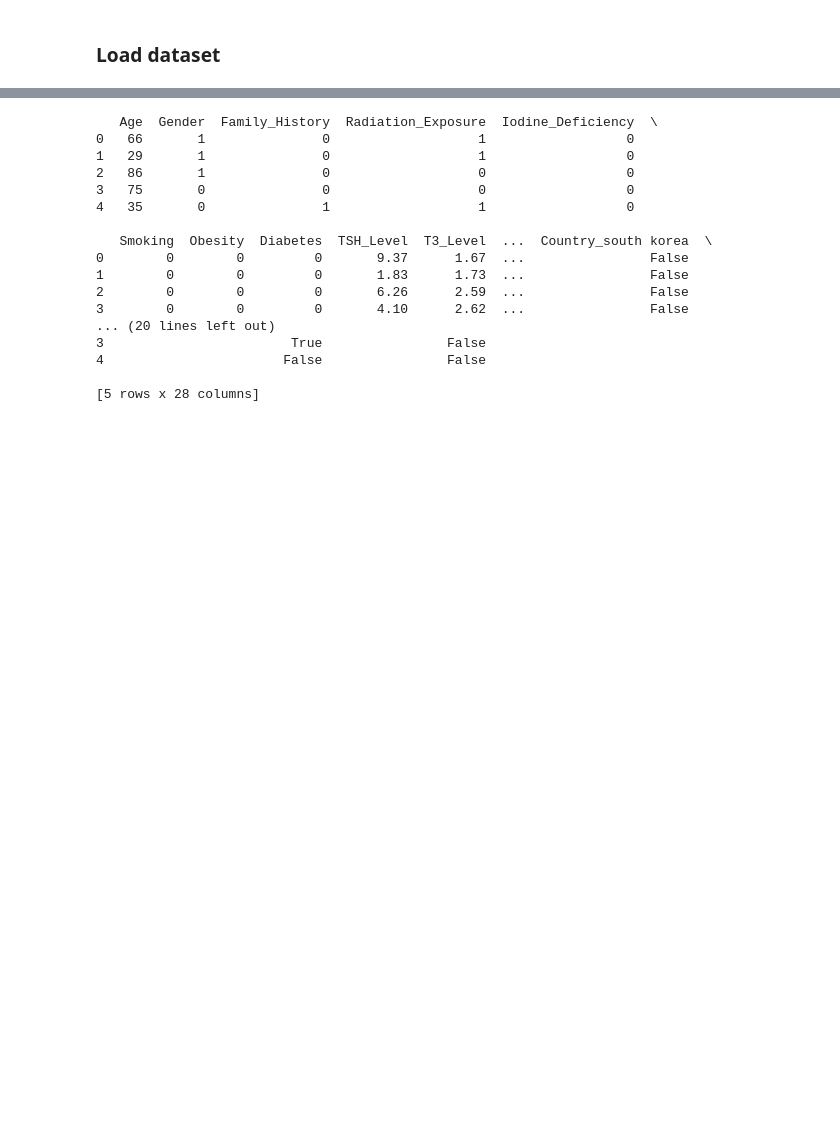
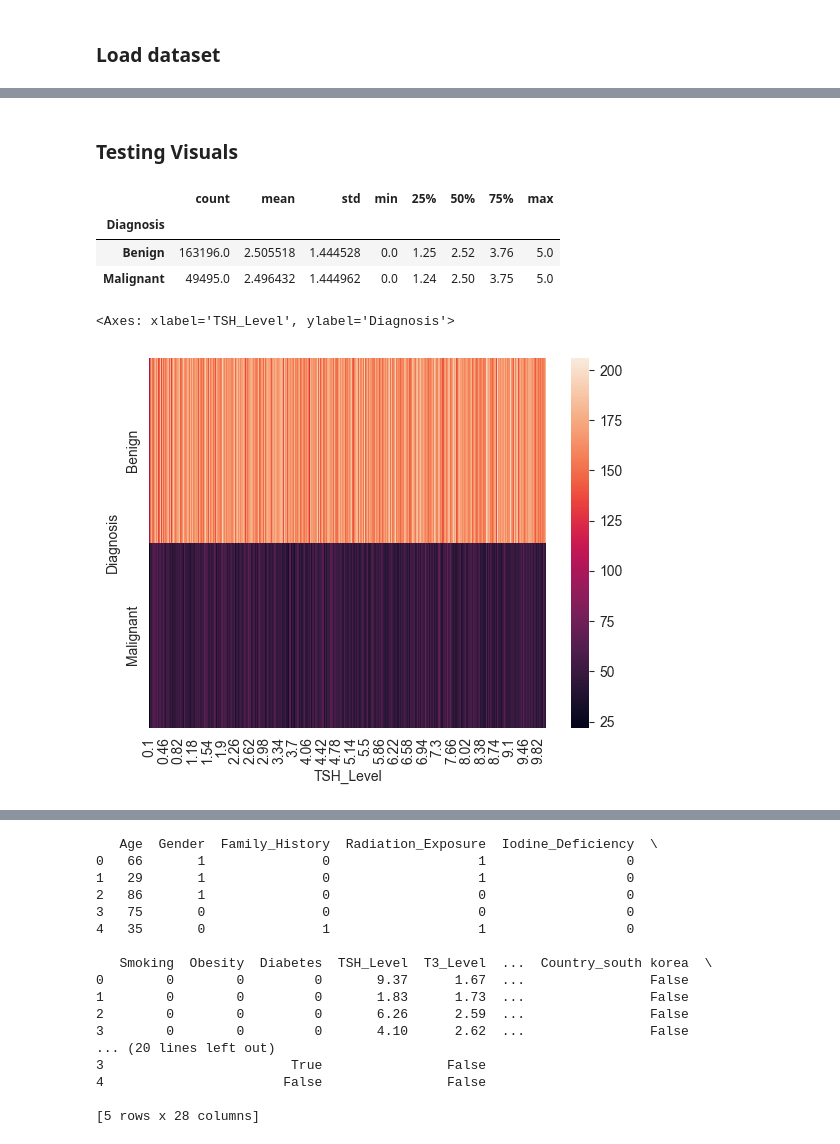
Before and after one commit to Jdhwang98/thyroid-cancer-prediction, a Jupyter notebook: thyroid_cancer_risk.ipynb, the cells around one changed output, grey strips where cells are left out. Saved outputs shown, nothing was run; the diff lists cells and outputs as text; code cells hidden in the pictures; blank space fills up the shorter version.

Commit message:
"added data visualizations"

```diff
--- a/thyroid_cancer_risk.ipynb
+++ b/thyroid_cancer_risk.ipynb
@@ -16,0 +26,25 @@ df = pd.read_csv('thyroid_cancer_risk_data.csv')
+# %% [markdown]
+### Testing Visuals
+# %%
+sns.set_style('darkgrid')
+# %%
+df.groupby('Diagnosis').Nodule_Size.describe()
+# %% [output]
+|  | count | mean | std | min | 25% | 50% | 75% | max |
+| Diagnosis |  |  |  |  |  |  |  |  |
+| Benign | 163196.0 | 2.505518 | 1.444528 | 0.0 | 1.25 | 2.52 | 3.76 | 5.0 |
+| Malignant | 49495.0 | 2.496432 | 1.444962 | 0.0 | 1.24 | 2.50 | 3.75 | 5.0 |
+# %%
+cancer = (
+    df
+    .groupby('Diagnosis')
+    .TSH_Level
+    .value_counts()
+    .unstack()
+    .fillna(0)
+)
+# %%
+sns.heatmap(cancer)
+# %% [output]
+<Axes: xlabel='TSH_Level', ylabel='Diagnosis'>
+[figure, added]
```
Also changed, not shown: parts of 10 cells of this notebook.
